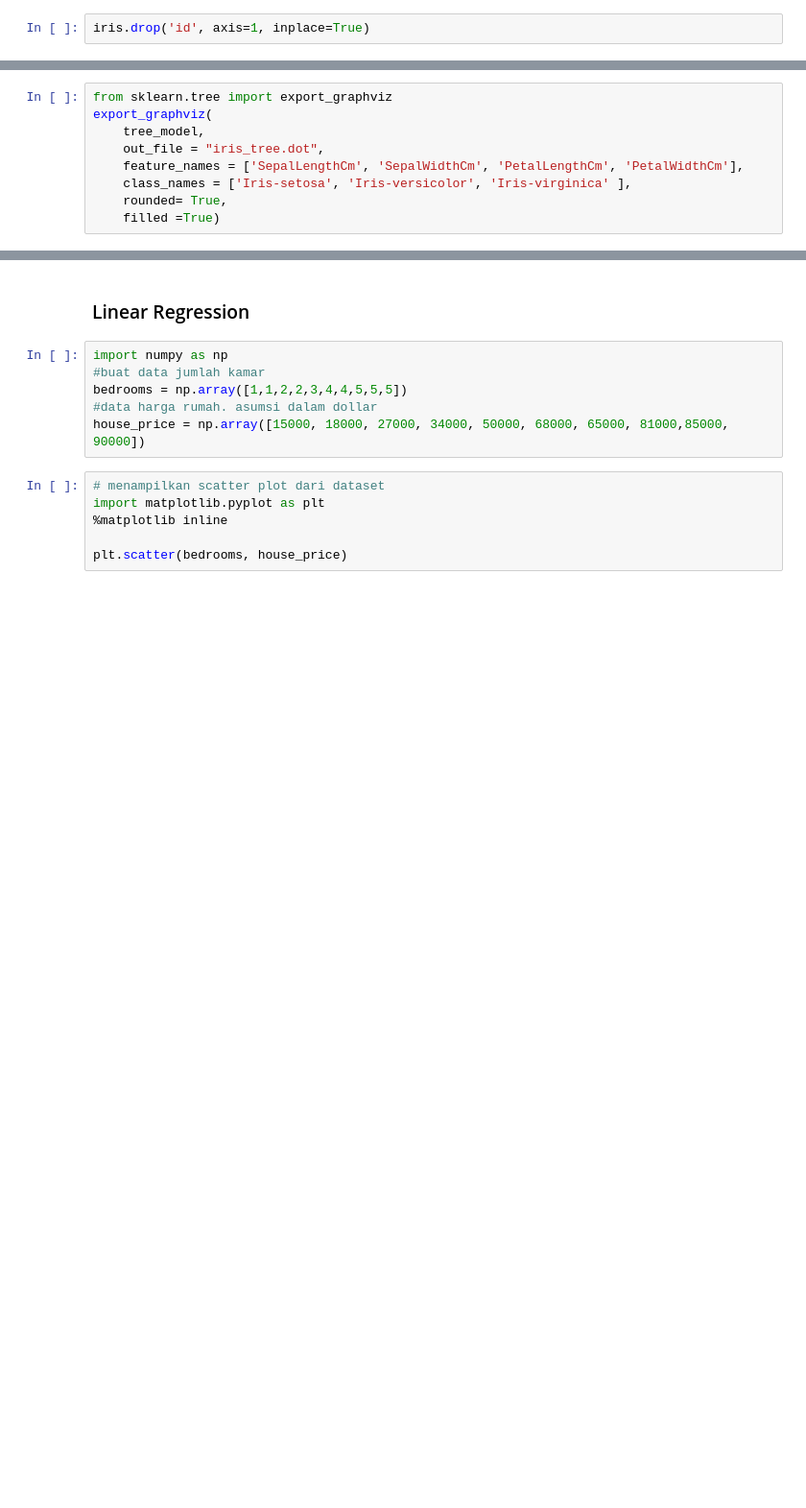
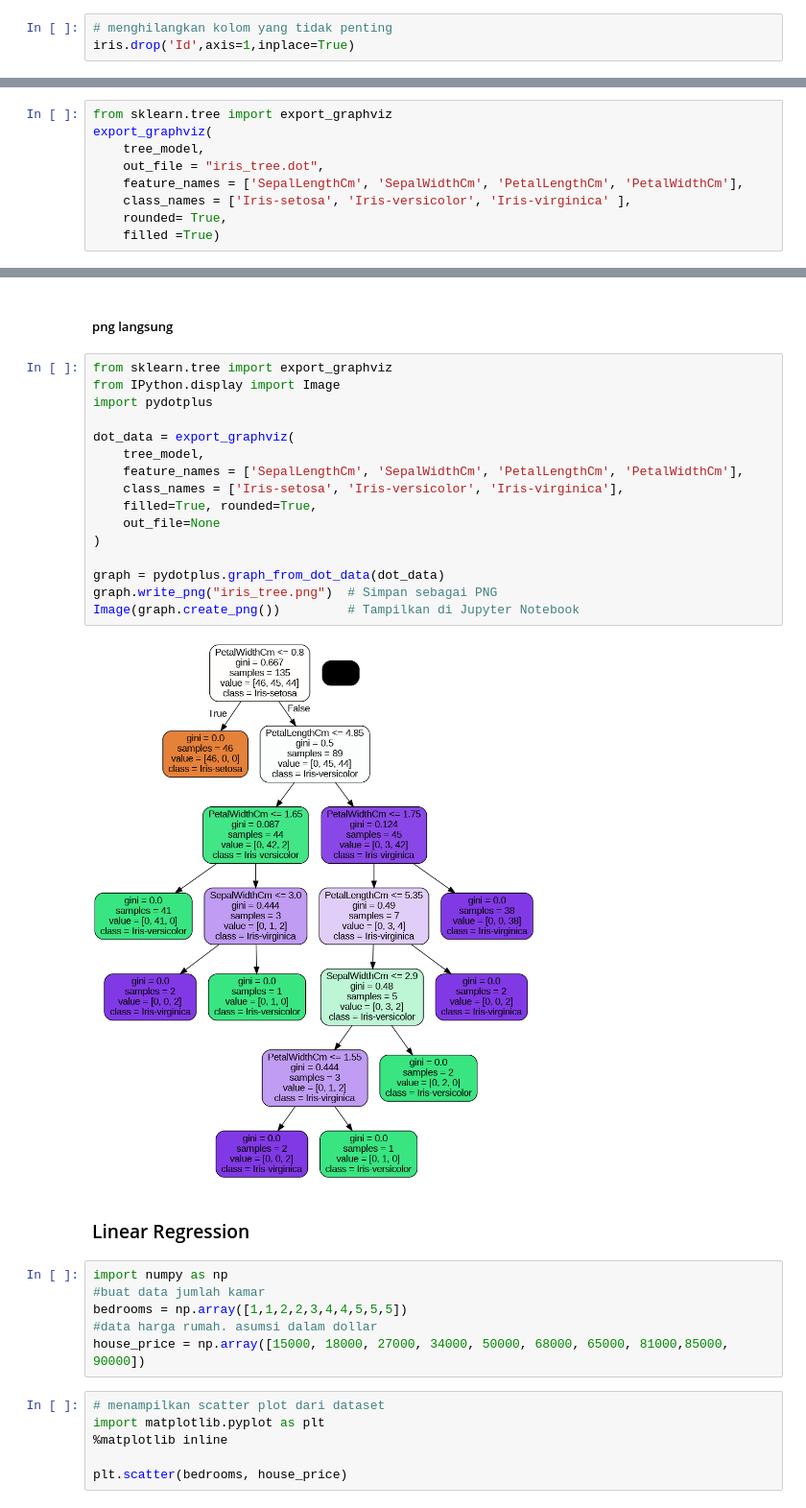
Before and after one commit to terra2n/2025_KB_TI-1C, a Jupyter notebook: jobsheet8.ipynb, the cells around one changed output, grey strips where cells are left out. Shown: that part at 96% size. Cells and saved outputs as stored; diff of their text form; blank space fills up the shorter version.

```diff
--- a/jobsheet8.ipynb
+++ b/jobsheet8.ipynb
@@ -18,5 +36,6 @@ iris.head()
 # %%
-iris.drop('id', axis=1, inplace=True)
+# menghilangkan kolom yang tidak penting
+iris.drop('Id',axis=1,inplace=True)
 # %%
 # memisahkan atribut dan label
 X = iris[['SepalLengthCm', 'SepalWidthCm', 'PetalLengthCm', 'PetalWidthCm' ]]
@@ -51,3 +93,23 @@ export_graphviz(
+# %% [markdown]
+##### png langsung
+# %%
+from sklearn.tree import export_graphviz
+from IPython.display import Image
+import pydotplus
+
+dot_data = export_graphviz(
+    tree_model,
+    feature_names = ['SepalLengthCm', 'SepalWidthCm', 'PetalLengthCm', 'PetalWidthCm'],
+    class_names = ['Iris-setosa', 'Iris-versicolor', 'Iris-virginica'],
+    filled=True, rounded=True,
+    out_file=None
+)
+
+graph = pydotplus.graph_from_dot_data(dot_data)
+graph.write_png("iris_tree.png")  # Simpan sebagai PNG
+Image(graph.create_png())         # Tampilkan di Jupyter Notebook
+# %% [output]
+[figure, added]
 # %% [markdown]
 ### Linear Regression
 # %%
```
Also changed, not shown: parts of 70 cells of this notebook.
